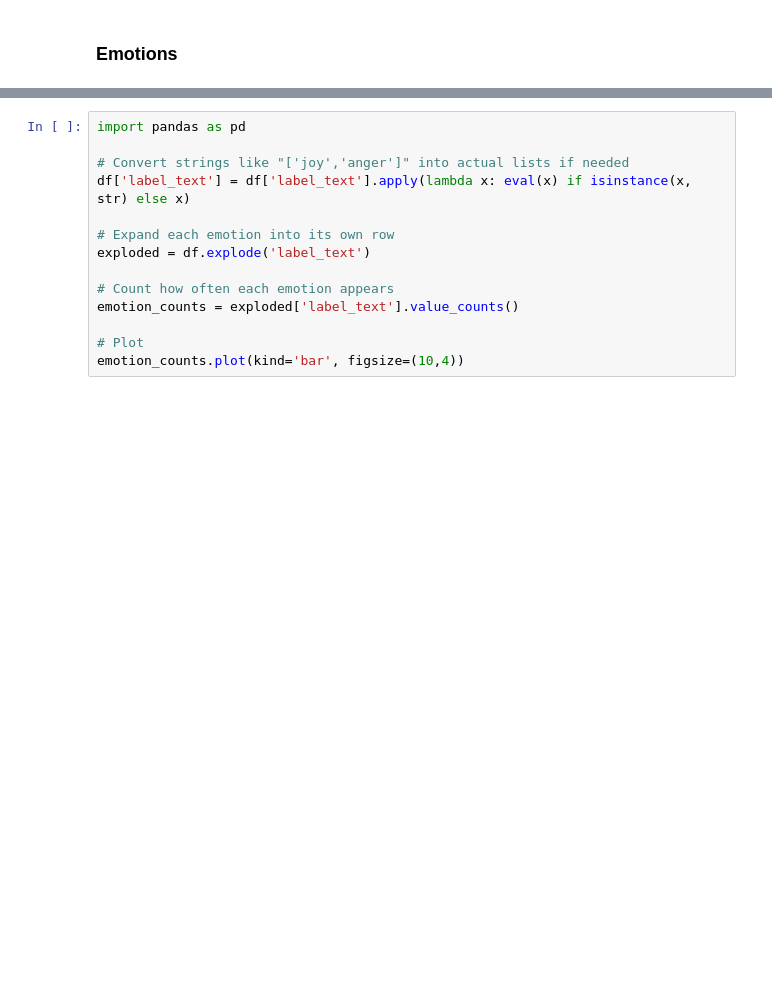
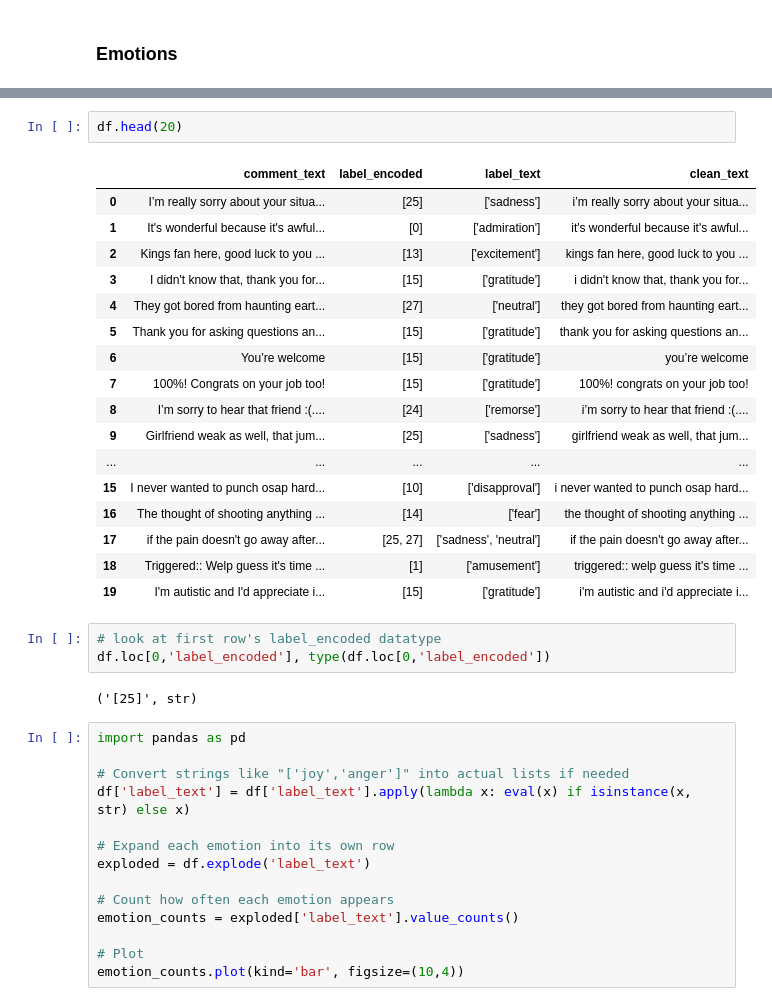
Before and after one commit to scottpitcher/toxicity-emotion-detection, a Jupyter notebook: notebooks/data_inspection.ipynb, the cells around one changed output, grey strips where cells are left out. Saved outputs shown, nothing was run; the diff lists cells and outputs as text; blank space fills up the shorter version.

```diff
--- a/notebooks/data_inspection.ipynb
+++ b/notebooks/data_inspection.ipynb
@@ -217,4 +265,29 @@ label_text
 Name: count, dtype: int64
+# %%
+df.head(20)
+# %% [output]
+|  | comment_text | label_encoded | label_text | clean_text |
+| 0 | I’m really sorry about your situa... | [25] | ['sadness'] | i’m really sorry about your situa... |
+| 1 | It's wonderful because it's awful... | [0] | ['admiration'] | it's wonderful because it's awful... |
+| 2 | Kings fan here, good luck to you ... | [13] | ['excitement'] | kings fan here, good luck to you ... |
+| 3 | I didn't know that, thank you for... | [15] | ['gratitude'] | i didn't know that, thank you for... |
+| 4 | They got bored from haunting eart... | [27] | ['neutral'] | they got bored from haunting eart... |
+| 5 | Thank you for asking questions an... | [15] | ['gratitude'] | thank you for asking questions an... |
+| 6 | You’re welcome | [15] | ['gratitude'] | you’re welcome |
+| 7 | 100%! Congrats on your job too! | [15] | ['gratitude'] | 100%! congrats on your job too! |
+| 8 | I’m sorry to hear that friend :(.... | [24] | ['remorse'] | i’m sorry to hear that friend :(.... |
+| 9 | Girlfriend weak as well, that jum... | [25] | ['sadness'] | girlfriend weak as well, that jum... |
+| ... | ... | ... | ... | ... |
+| 15 | I never wanted to punch osap hard... | [10] | ['disapproval'] | i never wanted to punch osap hard... |
+| 16 | The thought of shooting anything ... | [14] | ['fear'] | the thought of shooting anything ... |
+| 17 | if the pain doesn't go away after... | [25, 27] | ['sadness', 'neutral'] | if the pain doesn't go away after... |
+| 18 | Triggered:: Welp guess it's time ... | [1] | ['amusement'] | triggered:: welp guess it's time ... |
+| 19 | I'm autistic and I'd appreciate i... | [15] | ['gratitude'] | i'm autistic and i'd appreciate i... |
+# %%
+# look at first row's label_encoded datatype
+df.loc[0,'label_encoded'], type(df.loc[0,'label_encoded'])
+# %% [output]
+('[25]', str)
 # %%
 import pandas as pd
 
```
Also changed, not shown: parts of 18 cells of this notebook, 8 other files.
